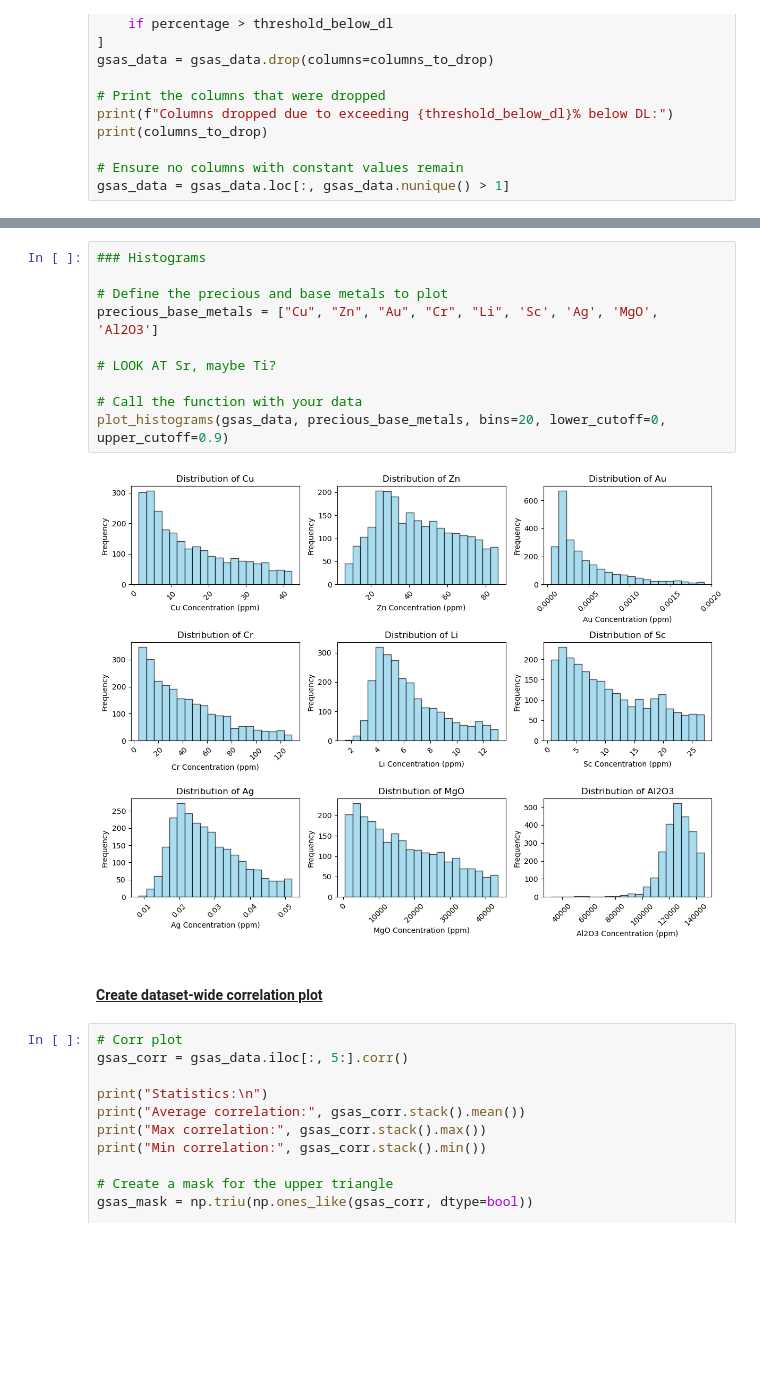
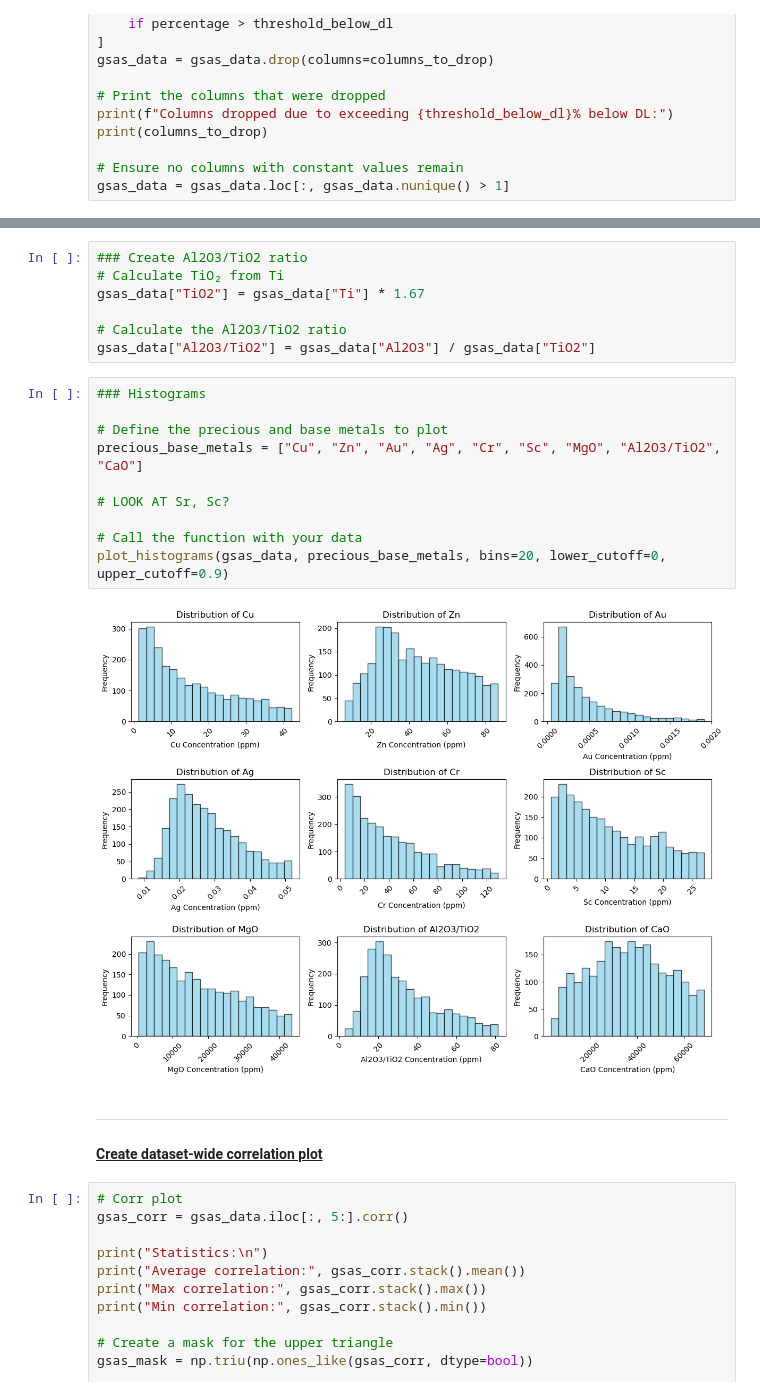
Before and after one commit to tyhowee/personal_code, a Jupyter notebook: data_analysis/gsas_saudi_data.ipynb, the cells around one changed output, grey strips where cells are left out. Saved outputs shown, nothing was run; the diff lists cells and outputs as text; blank space fills up the shorter version.

```diff
--- a/data_analysis/gsas_saudi_data.ipynb
+++ b/data_analysis/gsas_saudi_data.ipynb
@@ -286,16 +307,25 @@ gsas_data = gsas_data.loc[:, gsas_data.nunique() > 1]
+# %%
+### Create Al2O3/TiO2 ratio
+# Calculate TiO₂ from Ti
+gsas_data["TiO2"] = gsas_data["Ti"] * 1.67
+
+# Calculate the Al2O3/TiO2 ratio
+gsas_data["Al2O3/TiO2"] = gsas_data["Al2O3"] / gsas_data["TiO2"]
 # %%
 ### Histograms
 
 # Define the precious and base metals to plot
-precious_base_metals = ["Cu", "Zn", "Au", "Cr", "Li", 'Sc', 'Ag', 'MgO', 'Al2O3']
+precious_base_metals = ["Cu", "Zn", "Au", "Ag", "Cr", "Sc", "MgO", "Al2O3/TiO2", "CaO"]
 
-# LOOK AT Sr, maybe Ti?
+# LOOK AT Sr, Sc?
 
 # Call the function with your data
 plot_histograms(gsas_data, precious_base_metals, bins=20, lower_cutoff=0, upper_cutoff=0.9)
 # %% [output]
-[figure, old version]
+[figure, new version]
 # %% [markdown]
+---
+
 #### <u>Create dataset-wide correlation plot</u>
 # %%
 # Corr plot
```
Also changed, not shown: parts of 12 cells of this notebook, 2 other files.
